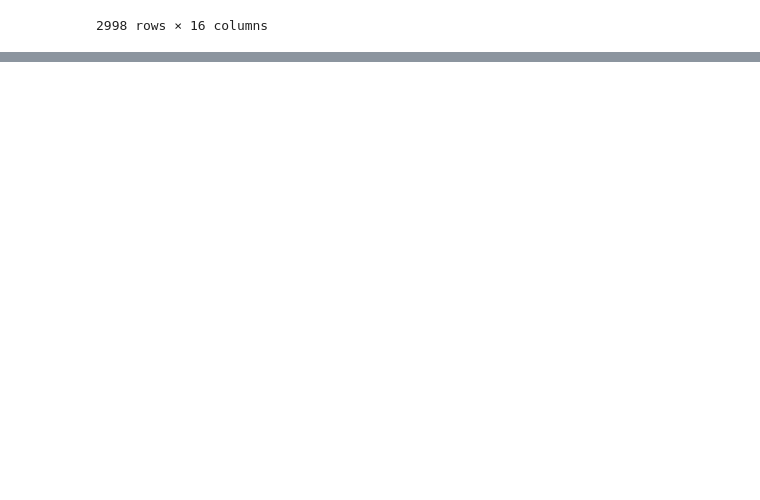
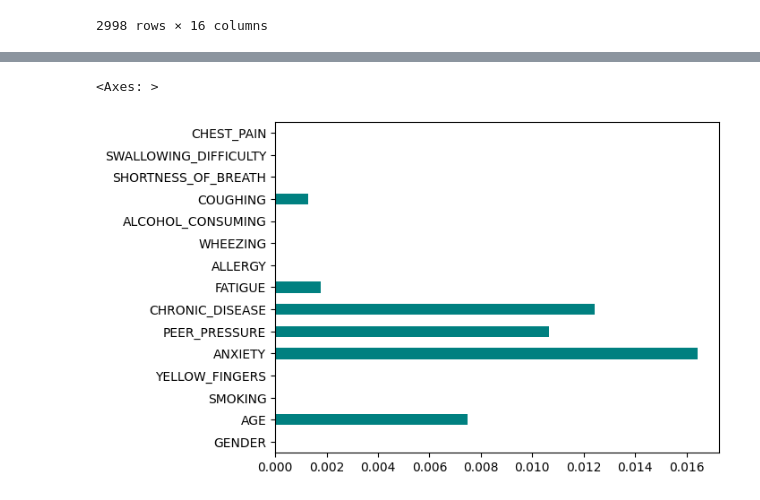
Before and after one commit to ArpitPy/ml-practicals, a Jupyter notebook: q2/lung_cancer_eda.ipynb, the cells around one changed output, grey strips where cells are left out. Saved outputs shown, nothing was run; the diff lists cells and outputs as text; code cells hidden in the pictures; blank space fills up the shorter version.

```diff
--- a/q2/lung_cancer_eda.ipynb
+++ b/q2/lung_cancer_eda.ipynb
@@ -342,0 +430,5 @@ importance = mutual_info_classif(X, y)
+# %%
+feat_importance.plot(kind = 'barh', color = 'teal')
+# %% [output]
+<Axes: >
+[figure, added]
```
Also changed, not shown: parts of 20 cells of this notebook, 1 other file.
